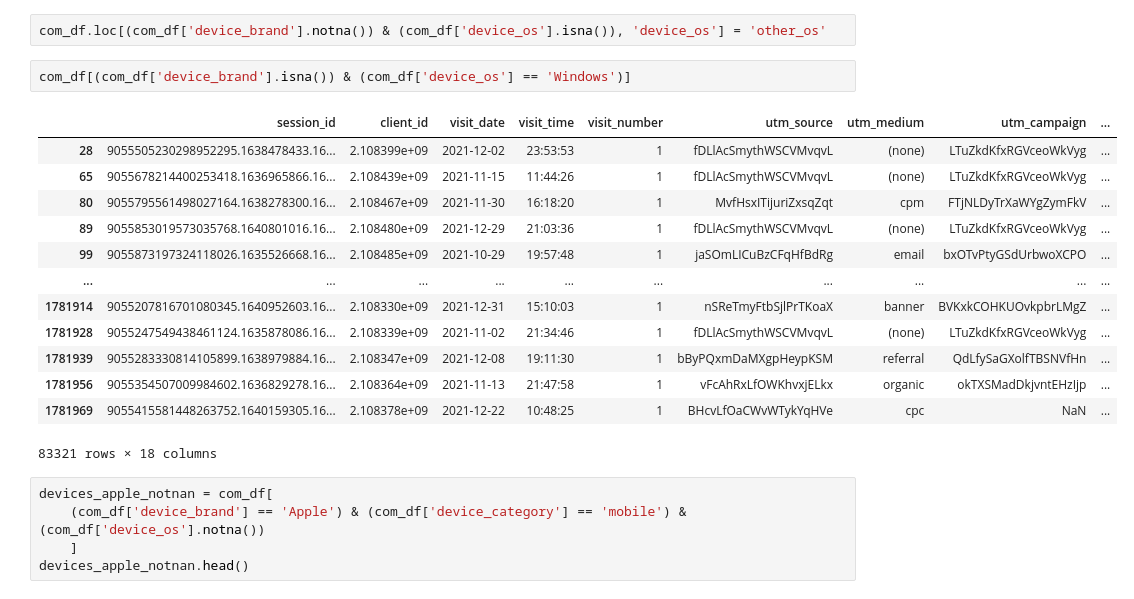
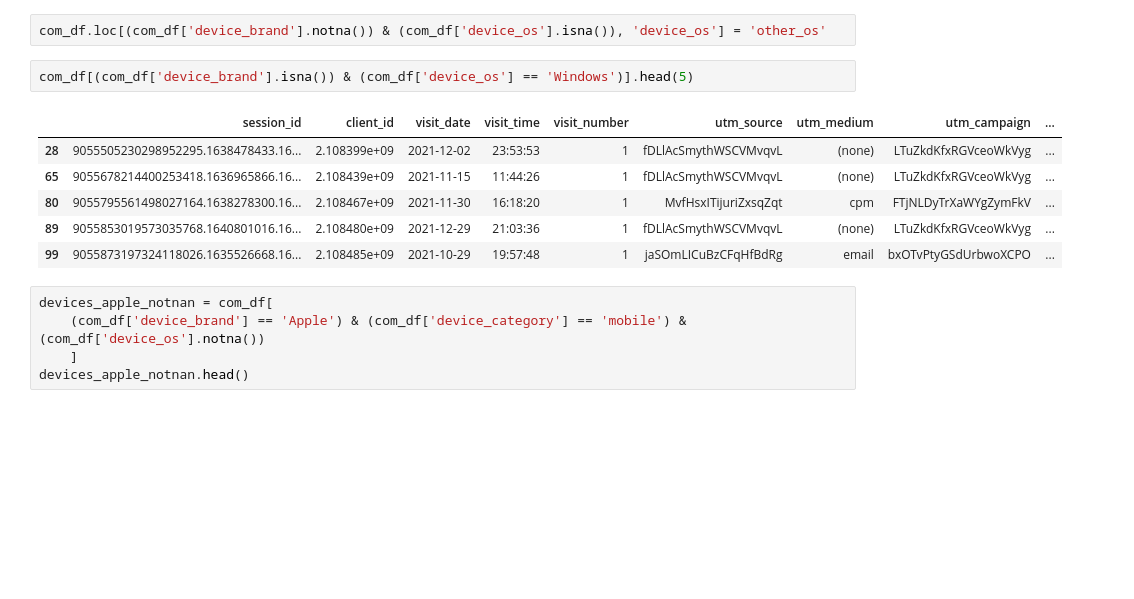
Before and after one commit to IgorKolotushkin/ds_diploma, a Jupyter notebook: diploma_clean.ipynb, the cells around one changed output. Saved outputs shown, nothing was run; the diff lists cells and outputs as text; blank space fills up the shorter version.

```diff
--- a/diploma_clean.ipynb
+++ b/diploma_clean.ipynb
@@ -330,21 +331,14 @@ com_df[(com_df['device_brand'].notna()) & (com_df['device_os'].isna())]
 # %%
 com_df.loc[(com_df['device_brand'].notna()) & (com_df['device_os'].isna()), 'device_os'] = 'other_os'
 # %%
-com_df[(com_df['device_brand'].isna()) & (com_df['device_os'] == 'Windows')]
+com_df[(com_df['device_brand'].isna()) & (com_df['device_os'] == 'Windows')].head(5)
 # %% [output]
 |  | session_id | client_id | visit_date | visit_time | visit_number | utm_source | utm_medium | utm_campaign | ... |
 | 28 | 9055505230298952295.1638478433.16... | 2.108399e+09 | 2021-12-02 | 23:53:53 | 1 | fDLlAcSmythWSCVMvqvL | (none) | LTuZkdKfxRGVceoWkVyg | ... |
 | 65 | 9055678214400253418.1636965866.16... | 2.108439e+09 | 2021-11-15 | 11:44:26 | 1 | fDLlAcSmythWSCVMvqvL | (none) | LTuZkdKfxRGVceoWkVyg | ... |
 | 80 | 9055795561498027164.1638278300.16... | 2.108467e+09 | 2021-11-30 | 16:18:20 | 1 | MvfHsxITijuriZxsqZqt | cpm | FTjNLDyTrXaWYgZymFkV | ... |
 | 89 | 9055853019573035768.1640801016.16... | 2.108480e+09 | 2021-12-29 | 21:03:36 | 1 | fDLlAcSmythWSCVMvqvL | (none) | LTuZkdKfxRGVceoWkVyg | ... |
 | 99 | 9055873197324118026.1635526668.16... | 2.108485e+09 | 2021-10-29 | 19:57:48 | 1 | jaSOmLICuBzCFqHfBdRg | email | bxOTvPtyGSdUrbwoXCPO | ... |
-| ... | ... | ... | ... | ... | ... | ... | ... | ... | ... |
-| 1781914 | 9055207816701080345.1640952603.16... | 2.108330e+09 | 2021-12-31 | 15:10:03 | 1 | nSReTmyFtbSjlPrTKoaX | banner | BVKxkCOHKUOvkpbrLMgZ | ... |
-| 1781928 | 9055247549438461124.1635878086.16... | 2.108339e+09 | 2021-11-02 | 21:34:46 | 1 | fDLlAcSmythWSCVMvqvL | (none) | LTuZkdKfxRGVceoWkVyg | ... |
-| 1781939 | 9055283330814105899.1638979884.16... | 2.108347e+09 | 2021-12-08 | 19:11:30 | 1 | bByPQxmDaMXgpHeypKSM | referral | QdLfySaGXolfTBSNVfHn | ... |
-| 1781956 | 9055354507009984602.1636829278.16... | 2.108364e+09 | 2021-11-13 | 21:47:58 | 1 | vFcAhRxLfOWKhvxjELkx | organic | okTXSMadDkjvntEHzIjp | ... |
-| 1781969 | 9055415581448263752.1640159305.16... | 2.108378e+09 | 2021-12-22 | 10:48:25 | 1 | BHcvLfOaCWvWTykYqHVe | cpc | NaN | ... |
-83321 rows × 18 columns
 # %%
 devices_apple_notnan = com_df[
     (com_df['device_brand'] == 'Apple') & (com_df['device_category'] == 'mobile') & (com_df['device_os'].notna())
```
Also changed, not shown: parts of 30 cells of this notebook.
